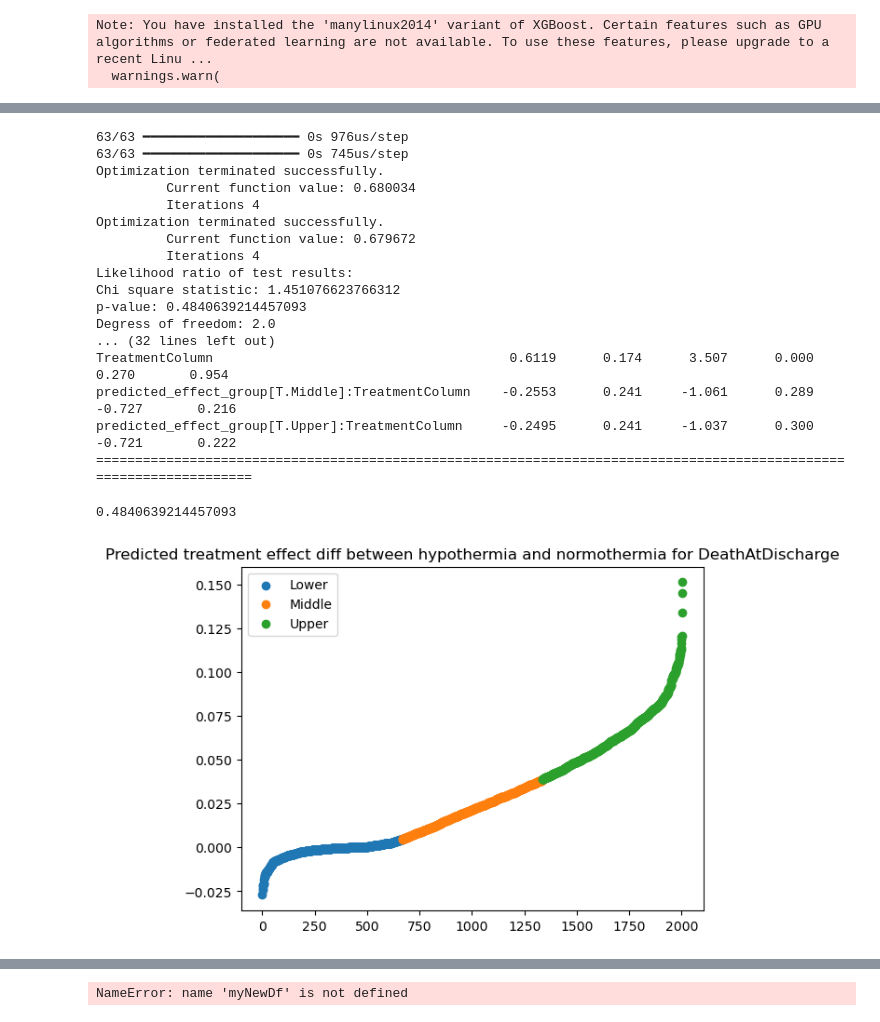
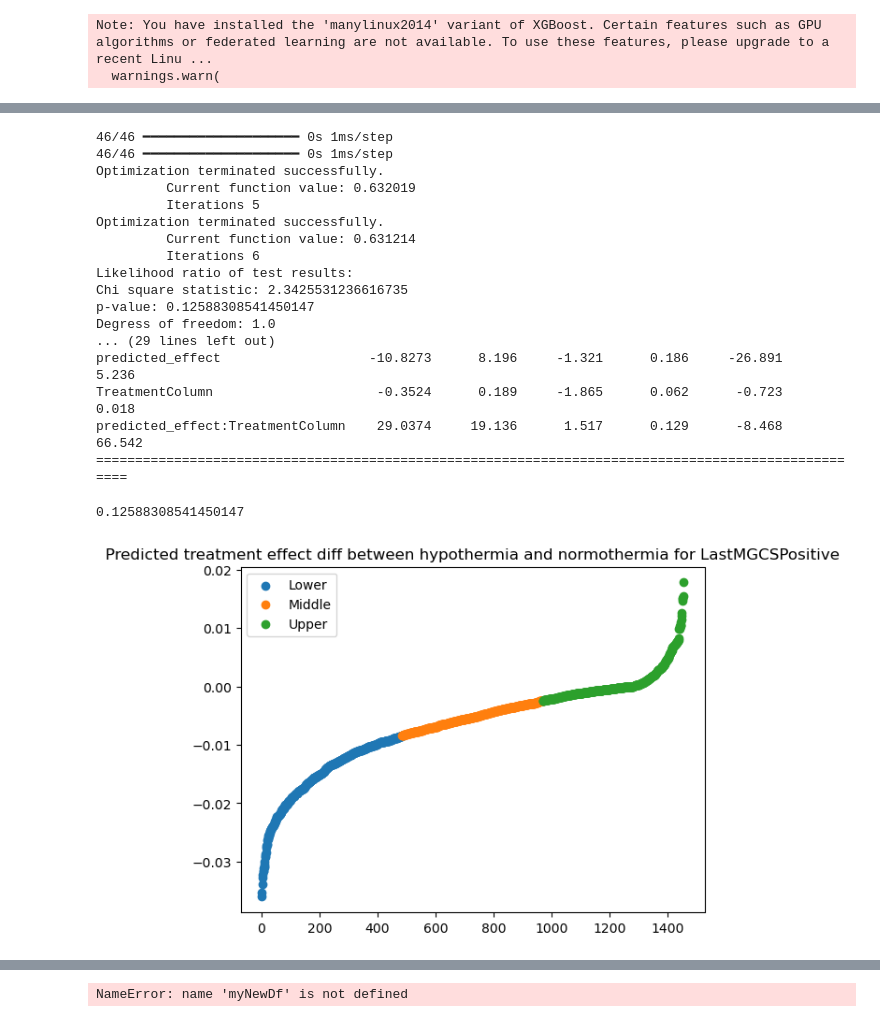
Before and after one commit to michelraskin/ttmhte, a Jupyter notebook: eICU/eICUAnalysisNeural.ipynb, the cells around one changed output, grey strips where cells are left out. Saved outputs shown, nothing was run; the diff lists cells and outputs as text; code cells hidden in the pictures.

```diff
--- a/eICU/eICUAnalysisNeural.ipynb
+++ b/eICU/eICUAnalysisNeural.ipynb
@@ -91,8 +144,8 @@ Note: You have installed the 'manylinux2014' variant of XGBoost. Certain feature
 # %%
-myTreatmentColumn = 'both_hypothermia'
-myPredictorsDf, X_train, X_test, y_train, y_test = getTrainTestFunctions(aPredictedColumn = 'DeathAtDischarge',
+myTreatmentColumn = 'treatment_hypothermia'
+myPredictorsDf, X_train, X_test, y_train, y_test = getTrainTestFunctions(aPredictedColumn = 'LastMGCSPositive',
                                                                          aTreatmentColumn = myTreatmentColumn,
-                                                                         aDropColumns=['Hypothermia', 'treatment_hypothermia', 'treatment_therapy for controlling cerebral perfusion pressure',
+                                                                         aDropColumns=['Hypothermia', 'both_hypothermia', 'treatment_therapy for controlling cerebral perfusion pressure',
                                                                                          'treatment_neurologic', 'treatment_neuromuscular blocking agent', 'treatment_subcutaneous'],
                                                                          aSkipTemp = True)
 # %%
@@ -148,6 +201,8 @@ X_train_transf.shape
 # %%
 model = keras.Sequential([
     keras.Input(shape=(X_train_transf.shape[1],)),
+    layers.Dense(64, activation='relu'),
+    layers.Dropout(0.5),
     layers.Dense(32, activation='relu'),
     layers.Dropout(0.5),
     layers.Dense(1, activation='sigmoid')
@@ -231,26 +288,26 @@ array([1.59149960e-01, 5.62573314e-01, 6.47602499e-01, 9.98364031e-01,
       dtype=float32)
 # %%
 getTreatmentEffectDiff(aX = X_train_transf, aY = y_train.reset_index().drop(columns='index'), aModel = model, \
-                       aCategory = 'DeathAtDischarge', aGroup = 'keep__bin__both_hypothermia', aUseNeuralNetwork = True, aByGroup = True)
+                       aCategory = 'LastMGCSPositive', aGroup = 'keep__keep__bin__treatment_hypothermia', aUseNeuralNetwork = True, aByGroup = False)
 # %% [output]
-63/63 ━━━━━━━━━━━━━━━━━━━━ 0s 976us/step
-63/63 ━━━━━━━━━━━━━━━━━━━━ 0s 745us/step
+46/46 ━━━━━━━━━━━━━━━━━━━━ 0s 1ms/step
+46/46 ━━━━━━━━━━━━━━━━━━━━ 0s 1ms/step
 Optimization terminated successfully.
-         Current function value: 0.680034
-         Iterations 4
+         Current function value: 0.632019
+         Iterations 5
 Optimization terminated successfully.
-         Current function value: 0.679672
-         Iterations 4
+         Current function value: 0.631214
+         Iterations 6
 Likelihood ratio of test results:
-Chi square statistic: 1.451076623766312
-p-value: 0.4840639214457093
-Degress of freedom: 2.0
-... (32 lines left out)
-TreatmentColumn                                      0.6119      0.174      3.507      0.000       0.270       0.954
-predicted_effect_group[T.Middle]:TreatmentColumn    -0.2553      0.241     -1.061      0.289      -0.727       0.216
-predicted_effect_group[T.Upper]:TreatmentColumn     -0.2495      0.241     -1.037      0.300      -0.721       0.222
-====================================================================================================================
+Chi square statistic: 2.3425531236616735
+p-value: 0.12588308541450147
+Degress of freedom: 1.0
+... (29 lines left out)
+predicted_effect                   -10.8273      8.196     -1.321      0.186     -26.891       5.236
+TreatmentColumn                     -0.3524      0.189     -1.865      0.062      -0.723       0.018
+predicted_effect:TreatmentColumn    29.0374     19.136      1.517      0.129      -8.468      66.542
+====================================================================================================
-0.4840639214457093
+0.12588308541450147
-[figure, old version]
+[figure, new version]
 # %%
 getTreatmentEffectDiff(aX = X_test_transf, aY = y_test.reset_index().drop(columns='index'), aModel = model, \
```
Also changed, not shown: parts of 19 cells of this notebook, 13 other files.
